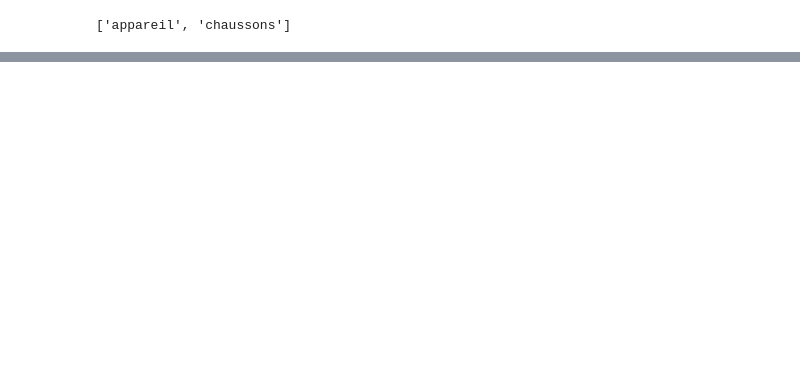
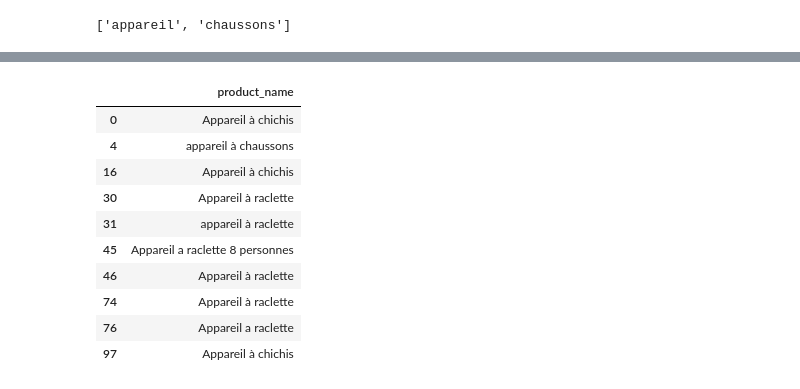
Before and after one commit to NicolasRossignol/Product_categorization, a Jupyter notebook: Product categorization.ipynb, the cells around one changed output, grey strips where cells are left out. Cells and saved outputs as stored; diff of their text form; code cells hidden in the pictures; blank space fills up the shorter version.

```diff
--- a/Product categorization.ipynb
+++ b/Product categorization.ipynb
@@ -78,0 +226,14 @@ doc = 'appareil à chaussons'
+# %%
+data.iloc[np.where(kmeans.labels_==1)].head(10)
+# %% [output]
+|  | product_name |
+| 0 | Appareil à chichis |
+| 4 | appareil à chaussons |
+| 16 | Appareil à chichis |
+| 30 | Appareil à raclette |
+| 31 | appareil à raclette |
+| 45 | Appareil a raclette 8 personnes |
+| 46 | Appareil à raclette |
+| 74 | Appareil à raclette |
+| 76 | Appareil a raclette |
+| 97 | Appareil à chichis |
```
Also changed, not shown: parts of 30 cells of this notebook.
